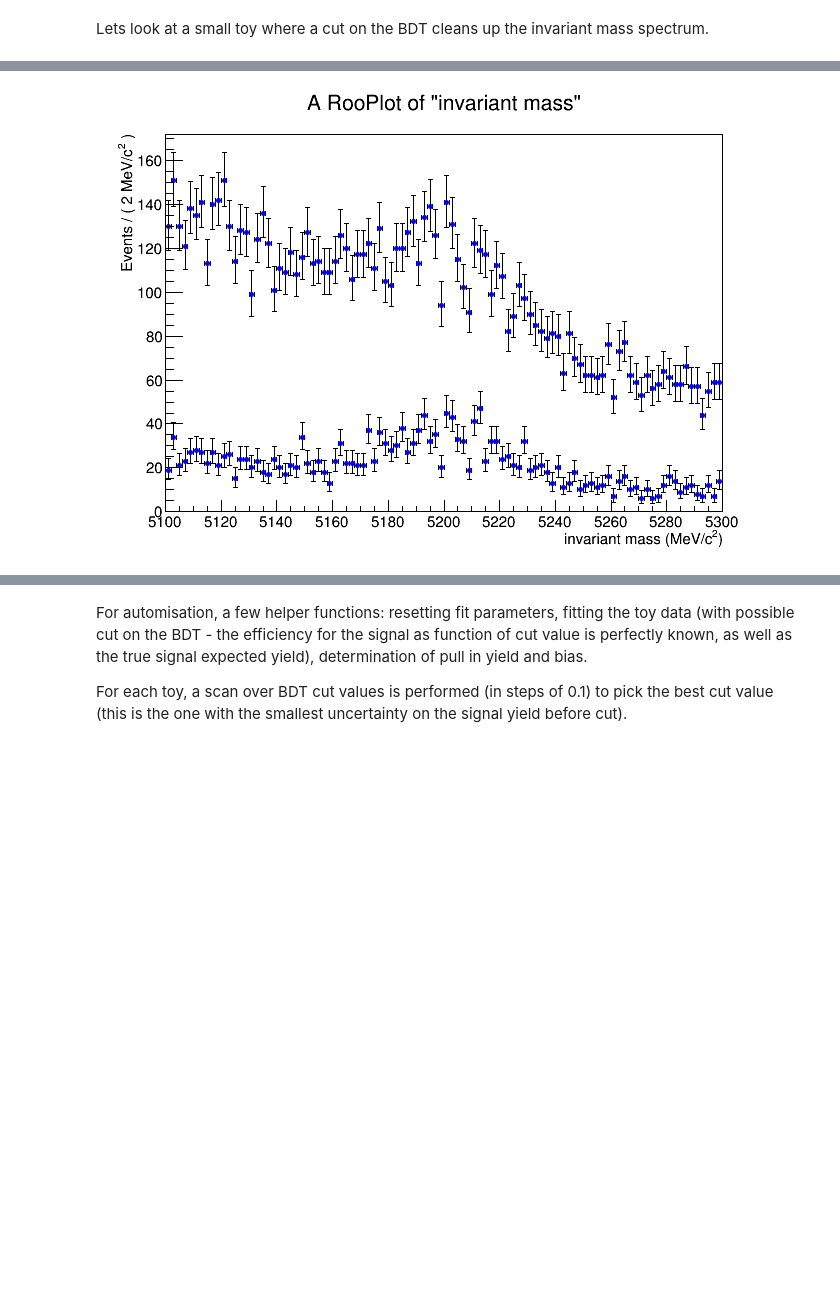
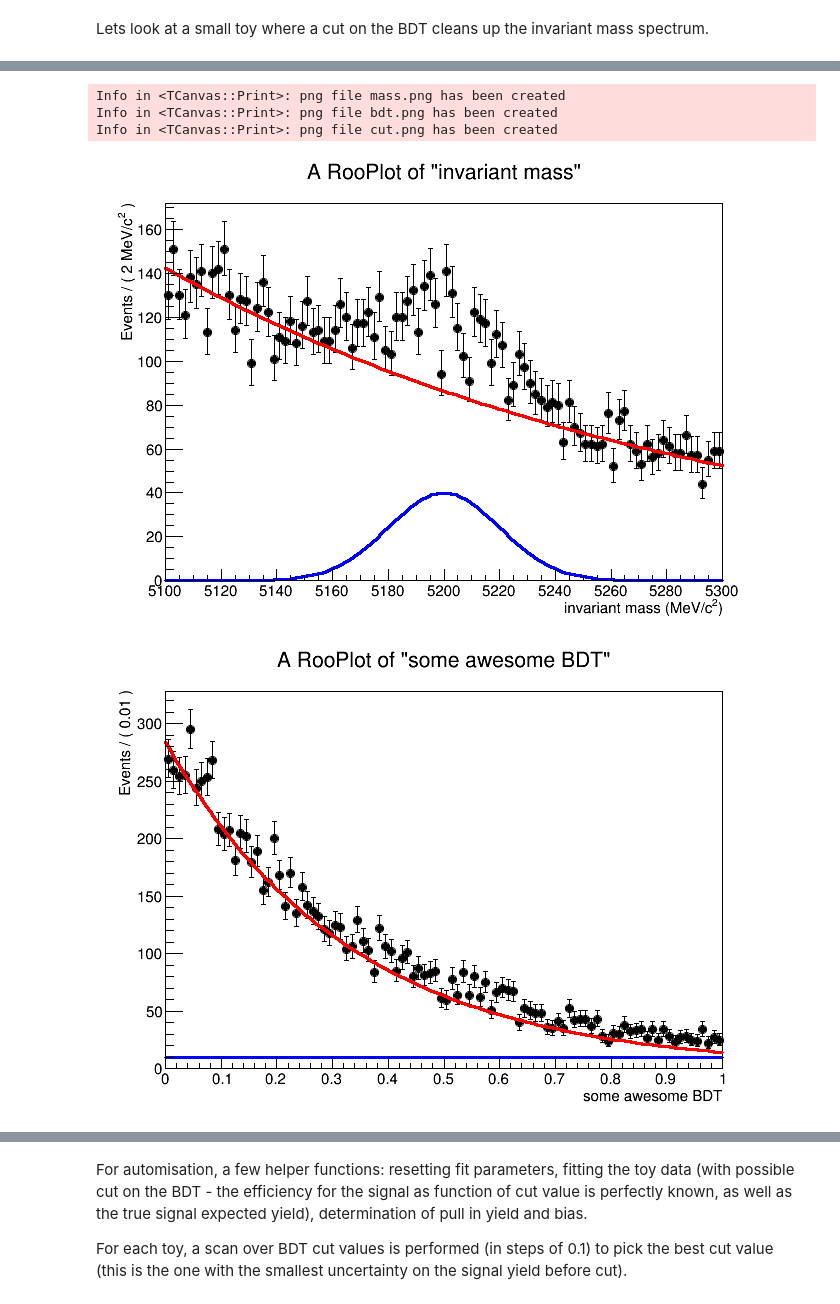
Before and after one commit to pseyfert/ToyFits, a Jupyter notebook: cutoptimisation-part1-yieldfit.ipynb, the cells around one changed output, grey strips where cells are left out. Drawn from its saved outputs; the diff is of its cells as text; code cells hidden in the pictures; blank space fills up the shorter version.

```diff
--- a/cutoptimisation-part1-yieldfit.ipynb
+++ b/cutoptimisation-part1-yieldfit.ipynb
@@ -57,7 +57,7 @@ combmPDF = RooAddPdf("fullmasspdf","full mass pdf",RooArgList(EmsigPDF,EmbkgPDF)
 Lets look at a small toy where a cut on the BDT cleans up the invariant mass spectrum.
 # %%
 SIMEVTS = 10000#0
-NTOYS = 100#0
+NTOYS = 1000
 truesigyield = SIMEVTS*(sigyield.getVal()/(sigyield.getVal()+bkgyield.getVal()))
 def gentoy():
     toydata = combPDF.generate(RooArgSet(bdt,mass),SIMEVTS)
@@ -68,10 +68,32 @@ from ROOT.RooFit import Cut
 c = TCanvas()
 frame = mass.frame()
 toydata.plotOn(frame)
+#smalldata = toydata.reduce(Cut("BDT>0.5"))
+#smalldata.plotOn(frame)#,Cut("BDT>0.5"))
+EsigPDF.plotOn(frame,RooFit.LineColor(ROOT.kBlue),RooFit.LineColor(ROOT.kBlue),RooFit.Normalization(truesigyield/SIMEVTS))
+EbkgPDF.plotOn(frame,RooFit.LineColor(ROOT.kBlue),RooFit.LineColor(ROOT.kRed),RooFit.Normalization(1.-truesigyield/SIMEVTS))
+frame.Draw()
+c.Draw()
+c.SaveAs("mass.png")
+c2 = TCanvas()
+frame2 = bdt.frame()
+toydata.plotOn(frame2)
+#combPDF.plotOn(frame2,RooFit.Components(EsigPDF))
+#combPDF.plotOn(frame2,RooFit.Components("EbkgPDF"))
+#EbkgPDF.plotOn(frame2,RooFit.LineColor(ROOT.kRed))
+EsigPDF.plotOn(frame2,RooFit.LineColor(ROOT.kBlue),RooFit.LineColor(ROOT.kBlue),RooFit.Normalization(truesigyield/SIMEVTS))
+EbkgPDF.plotOn(frame2,RooFit.LineColor(ROOT.kBlue),RooFit.LineColor(ROOT.kRed),RooFit.Normalization(1.-truesigyield/SIMEVTS))
+frame2.Draw()
+c2.Draw()
+c2.SaveAs("bdt.png")
+c3 = TCanvas()
+frame = mass.frame()
+toydata.plotOn(frame)
 smalldata = toydata.reduce(Cut("BDT>0.5"))
 smalldata.plotOn(frame)#,Cut("BDT>0.5"))
 frame.Draw()
-c.Draw()
+c3.Draw()
+c3.SaveAs("cut.png")
 destruct_object(toydata)
 destruct_object(smalldata)
 # %% [output]
@@ -78,2 +104,6 @@ destruct_object(smalldata)
 [#1] INFO:Plotting -- RooPlot::updateFitRangeNorm: New event count of 2165 will supercede previous event count of 10000 for normalization of PDF projections
+Info in <TCanvas::Print>: png file mass.png has been created
+Info in <TCanvas::Print>: png file bdt.png has been created
+Info in <TCanvas::Print>: png file cut.png has been created
-[figure, old version]
+[figure, new version]
+[figure, added]
```
Also changed, not shown: parts of 6 cells of this notebook, 2 other files.
